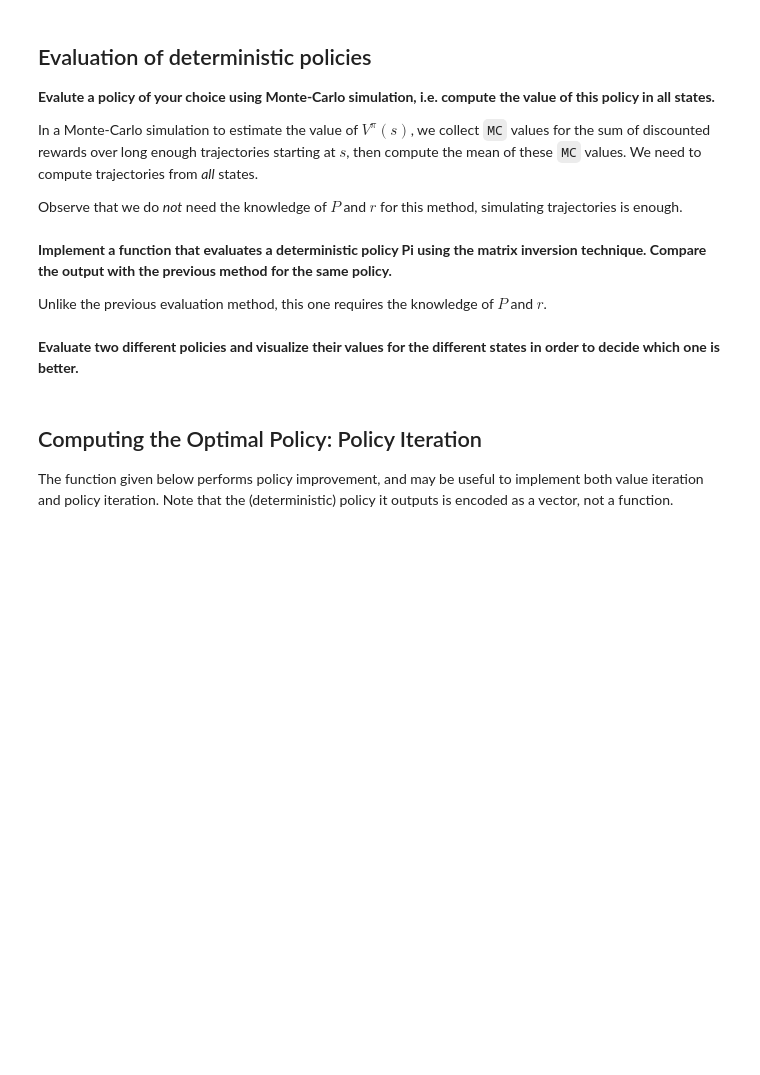
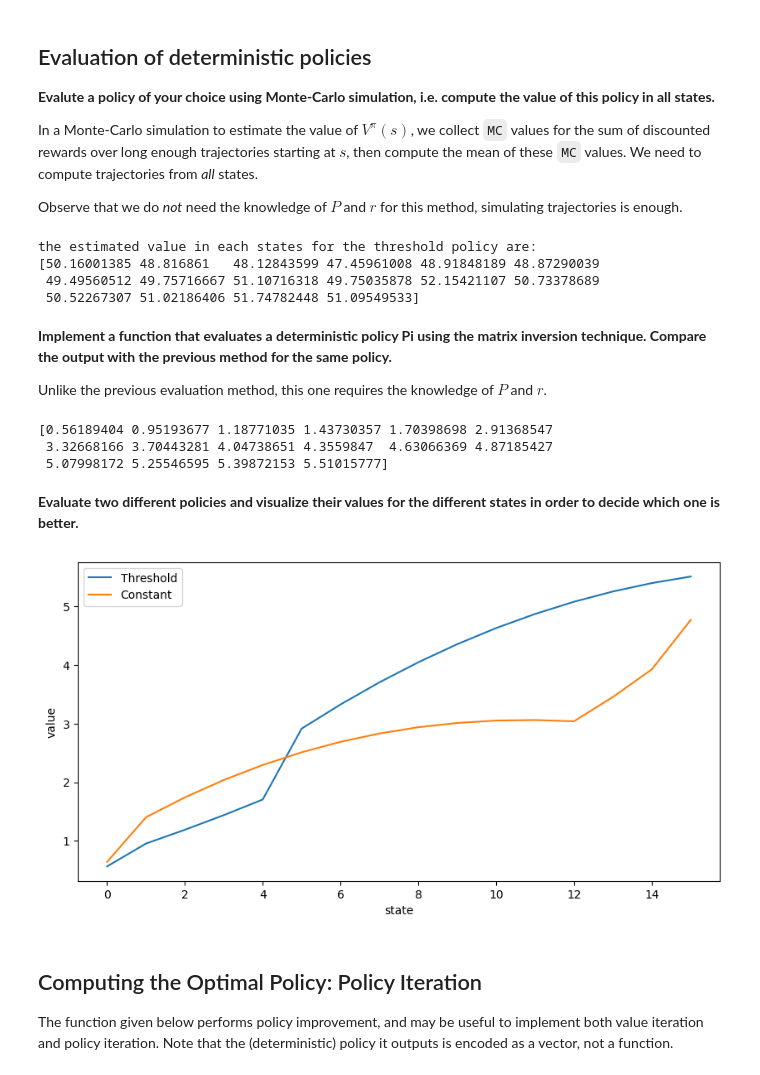
Before and after one commit to benech17/Reinforcement-Learning-SDIA, a Jupyter notebook: TP1/StoreManagement.ipynb, the cells around one changed output. Cells and saved outputs as stored; diff of their text form; code cells hidden in the pictures; blank space fills up the shorter version.

```diff
--- a/TP1/StoreManagement.ipynb
+++ b/TP1/StoreManagement.ipynb
@@ -252,11 +308,21 @@ Policy = PiThreshold
 MC = 100 # number of Monte-Carlo simulations
 Values = np.zeros(M+1)
 
-# ** TO BE COMPLETED **
-
+for s in range(M+1):
+    for m in range(MC):
+        # simulate a trajectory starting from state s
+        S,R = SimulateTrajectory(T,Policy,s)
+        # compute the discounted cumulative reward
+        Values[s] += np.sum([R[t]*gamma**t for t in range(T)])
+    Values[s] = Values[s]/MC
 print("the estimated value in each states for the threshold policy are:")
 
 print(Values)
+# %% [output]
+the estimated value in each states for the threshold policy are:
+[50.16001385 48.816861   48.12843599 47.45961008 48.91848189 48.87290039
+ 49.49560512 49.75716667 51.10716318 49.75035878 52.15421107 50.73378689
+ 50.52267307 51.02186406 51.74782448 51.09549533]
 # %% [markdown]
 **Implement a function that evaluates a deterministic policy Pi using the matrix inversion technique. Compare the output with the previous method for the same policy.**
 
@@ -274,2 +330,26 @@ print(Values)
+# %%
+def EvaluatePolicy(Pi):
+    """returns the values of the policy Pi"""
+    # initialization
+    Values = np.zeros(M+1)
+    ValuesOld = np.zeros(M+1)
+    # iteration
+    i=0
+    while (np.max(np.abs(Values-ValuesOld))>0.001) or i==0:
+        i=i+1
+        ValuesOld = Values
+        for s in range(M+1):
+            Values[s] = np.sum([P[s,Pi(s),s1]*(r[s,Pi(s)]+gamma*ValuesOld[s1]) for s1 in range(M+1)])
+
+    return Values
+
+Policy = PiThreshold
+Values = EvaluatePolicy(Policy)
+
+print(Values)
+# %% [output]
+[0.56189404 0.95193677 1.18771035 1.43730357 1.70398698 2.91368547
+ 3.32668166 3.70443281 4.04738651 4.3559847  4.63066369 4.87185427
+ 5.07998172 5.25546595 5.39872153 5.51015777]
 # %% [markdown]
 **Evaluate two different policies and visualize their values for the different states in order to decide which one is better.**
@@ -278,3 +356,18 @@ print(Values)
+# %%
+policy1=PiThreshold
+policy2=PiConstant
+values1=EvaluatePolicy(policy1)
+values2=EvaluatePolicy(policy2)
+
+plt.figure(figsize=(10,5))
+plt.plot(values1,label="Threshold")
+plt.plot(values2,label="Constant")
+plt.legend()
+plt.xlabel("state")
+plt.ylabel("value")
+plt.show()
+# %% [output]
+[figure, added]
 # %% [markdown]
 ## Computing the Optimal Policy: Policy Iteration
 
```
Also changed, not shown: parts of 8 cells of this notebook.
